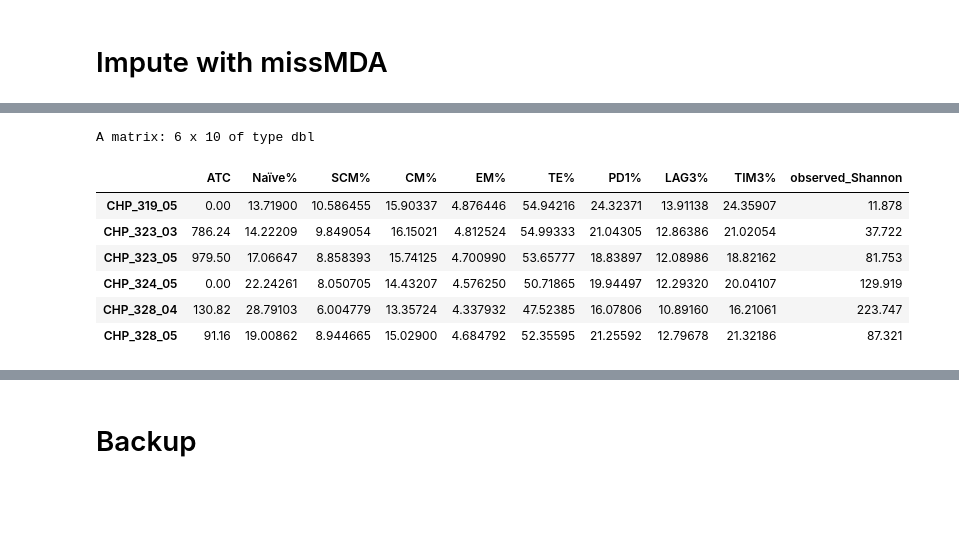
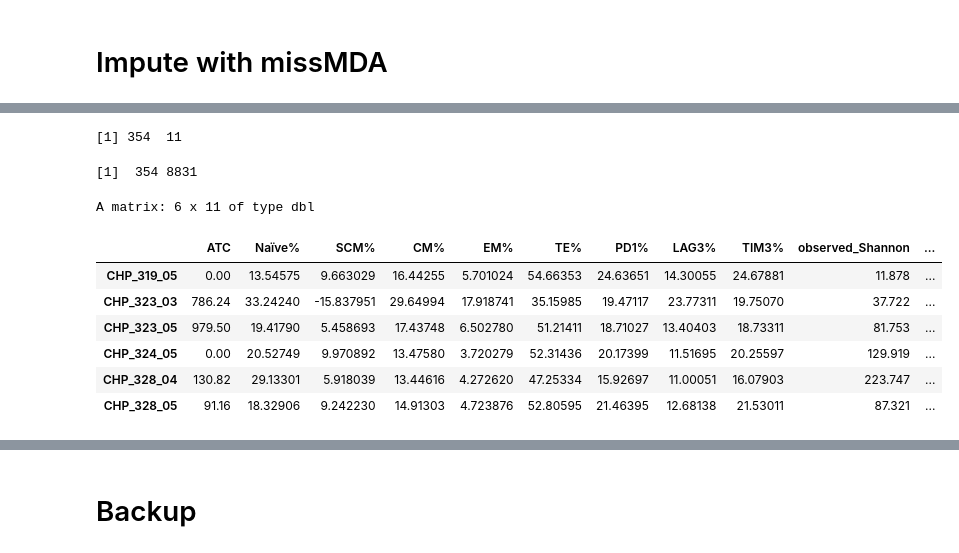
Before and after one commit to pughlab/ped_CapTCRseq, a Jupyter notebook: notebooks/25_PCA_samplefeatures_v2.ipynb, the cells around one changed output, grey strips where cells are left out. Drawn from its saved outputs; the diff is of its cells as text; code cells hidden in the pictures; blank space fills up the shorter version.

```diff
--- a/notebooks/25_PCA_samplefeatures_v2.ipynb
+++ b/notebooks/25_PCA_samplefeatures_v2.ipynb
@@ -50,3 +52,5 @@ A data.frame: 6 x 8829
 | CHP_324_05 | CHP_324_05 | CHP_324 | X05 | 0.0 | 0.00 | 12 | T-ALL | 0.0 | 0 | NA | ... |
 | CHP_328_04 | CHP_328_04 | CHP_328 | X04 | 0.0 | 130.82 | 7 | SR ALL | 0.0 | 0 | NA | ... |
 | CHP_328_05 | CHP_328_05 | CHP_328 | X05 | 0.0 | 91.16 | 7 | SR ALL | 0.0 | 0 | NA | ... |
+# %%
+pbmc_hla_v_j_gliph$cfShannon <- cfdna_hla_v_j_gliph$observed_Shannon[match(pbmc_hla_v_j_gliph$sample_id, cfdna_hla_v_j_gliph$sample_id)]
@@ -53,6 +71,6 @@ A data.frame: 6 x 8829
 # %%
 cols_flow <- c('ATC', 'Naïve%','SCM%','CM%','EM%','TE%','PD1%','LAG3%','TIM3%')
-cols_others <- c("observed_Shannon")
+cols_others <- c("observed_Shannon", "cfShannon")
 # %%
 pbmc_hla_v_j_gliph$cyclenum <- as.numeric(gsub("X0", "", pbmc_hla_v_j_gliph$cycle))
 # %%
@@ -500,15 +843,25 @@ geom_jitter(aes(color = Disease_type))
 set.seed(123)
 res.comp <- imputePCA(mymat, ncp = 5, maxiter = 1000)
 # %%
-res.pca <- PCA(res.comp$completeObs, quali.sup = NULL, ncp = 5, graph = FALSE)
+res.pca <- PCA(res.comp, quali.sup = NULL, ncp = 5, graph = FALSE)
+# %%
+res.comp <- res.comp$completeObs
+# %%
+dim(res.comp)
+# %% [output]
+[1] 354  11
+# %%
+dim(pbmc_hla_v_j_gliph)
+# %% [output]
+[1]  354 8831
 # %%
-head(res.comp$completeObs)
+head(res.comp)
 # %% [output]
-A matrix: 6 x 10 of type dbl
+A matrix: 6 x 11 of type dbl
-|  | ATC | Naïve% | SCM% | CM% | EM% | TE% | PD1% | LAG3% | TIM3% | observed_Shannon |
-| CHP_319_05 | 0.00 | 13.71900 | 10.586455 | 15.90337 | 4.876446 | 54.94216 | 24.32371 | 13.91138 | 24.35907 | 11.878 |
-| CHP_323_03 | 786.24 | 14.22209 | 9.849054 | 16.15021 | 4.812524 | 54.99333 | 21.04305 | 12.86386 | 21.02054 | 37.722 |
-| CHP_323_05 | 979.50 | 17.06647 | 8.858393 | 15.74125 | 4.700990 | 53.65777 | 18.83897 | 12.08986 | 18.82162 | 81.753 |
-| CHP_324_05 | 0.00 | 22.24261 | 8.050705 | 14.43207 | 4.576250 | 50.71865 | 19.94497 | 12.29320 | 20.04107 | 129.919 |
-| CHP_328_04 | 130.82 | 28.79103 | 6.004779 | 13.35724 | 4.337932 | 47.52385 | 16.07806 | 10.89160 | 16.21061 | 223.747 |
-| CHP_328_05 | 91.16 | 19.00862 | 8.944665 | 15.02900 | 4.684792 | 52.35595 | 21.25592 | 12.79678 | 21.32186 | 87.321 |
+|  | ATC | Naïve% | SCM% | CM% | EM% | TE% | PD1% | LAG3% | TIM3% | observed_Shannon | ... |
+| CHP_319_05 | 0.00 | 13.54575 | 9.663029 | 16.44255 | 5.701024 | 54.66353 | 24.63651 | 14.30055 | 24.67881 | 11.878 | ... |
+| CHP_323_03 | 786.24 | 33.24240 | -15.837951 | 29.64994 | 17.918741 | 35.15985 | 19.47117 | 23.77311 | 19.75070 | 37.722 | ... |
+| CHP_323_05 | 979.50 | 19.41790 | 5.458693 | 17.43748 | 6.502780 | 51.21411 | 18.71027 | 13.40403 | 18.73311 | 81.753 | ... |
+| CHP_324_05 | 0.00 | 20.52749 | 9.970892 | 13.47580 | 3.720279 | 52.31436 | 20.17399 | 11.51695 | 20.25597 | 129.919 | ... |
+| CHP_328_04 | 130.82 | 29.13301 | 5.918039 | 13.44616 | 4.272620 | 47.25334 | 15.92697 | 11.00051 | 16.07903 | 223.747 | ... |
+| CHP_328_05 | 91.16 | 18.32906 | 9.242230 | 14.91303 | 4.723876 | 52.80595 | 21.46395 | 12.68138 | 21.53011 | 87.321 | ... |
```
Also changed, not shown: parts of 169 cells of this notebook, 4 other files.
